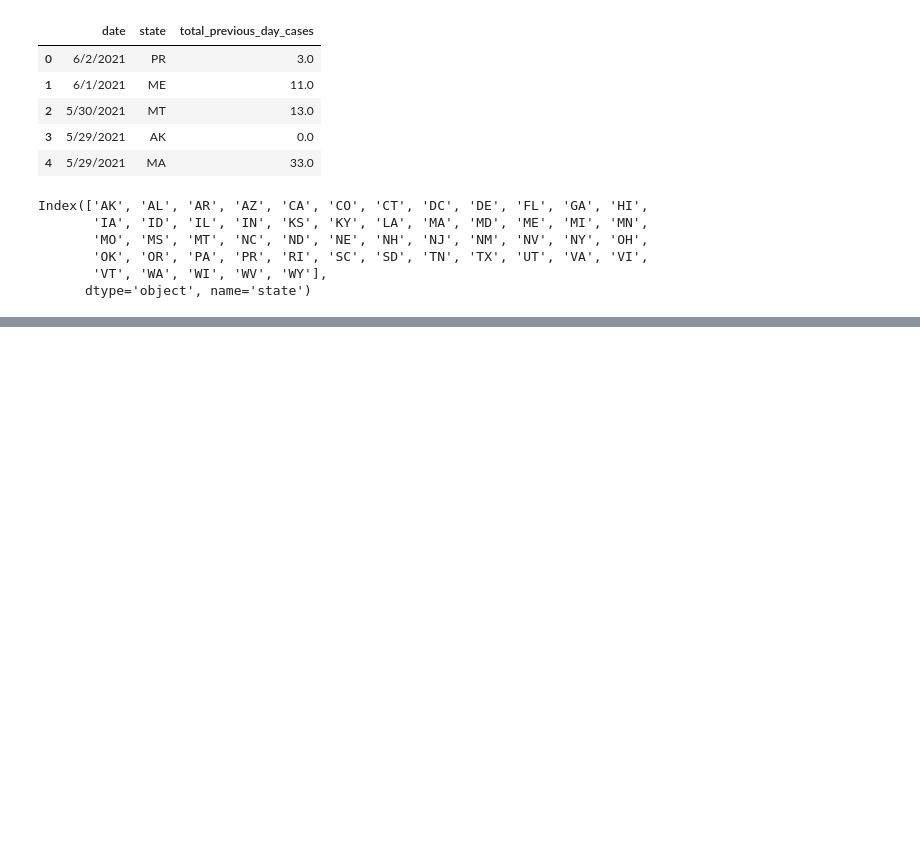
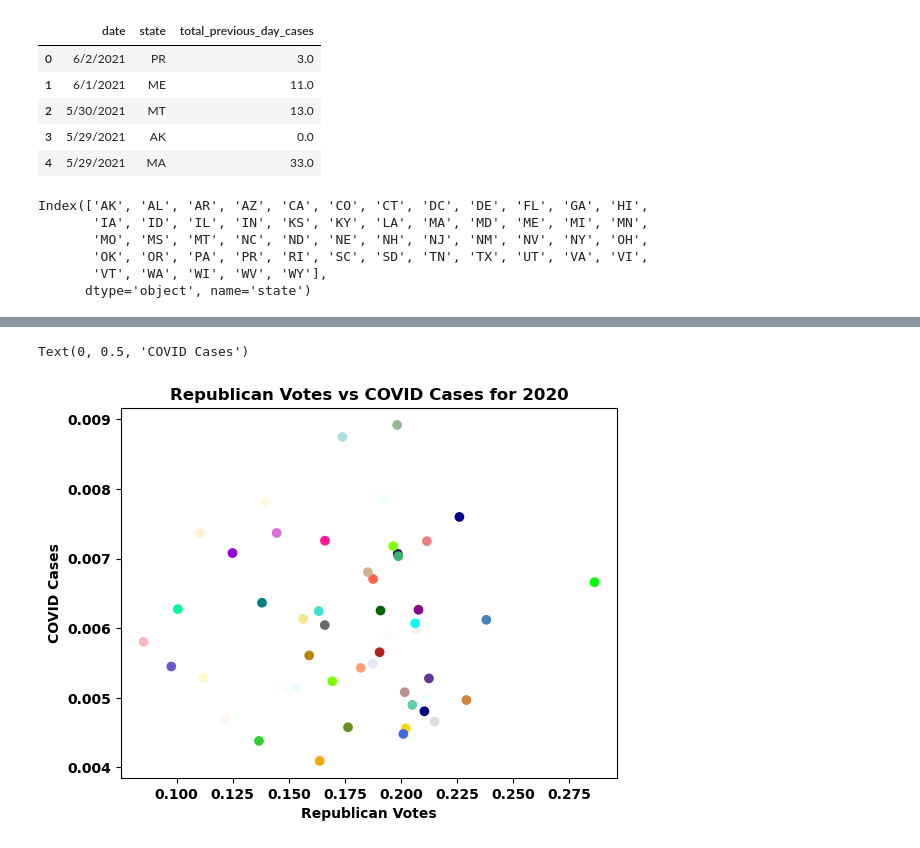
Before and after one commit to IanSinColorado/PoliticsAndCovid, a Jupyter notebook: dataCompression.ipynb, the cells around one changed output, grey strips where cells are left out. Saved outputs shown, nothing was run; the diff lists cells and outputs as text; code cells hidden in the pictures; blank space fills up the shorter version.

```diff
--- a/dataCompression.ipynb
+++ b/dataCompression.ipynb
@@ -168,0 +362,14 @@ Index(['AK', 'AL', 'AR', 'AZ', 'CA', 'CO', 'CT', 'DC', 'DE', 'FL', 'GA', 'HI',
+# %%
+# Plotting Republican Votes for 2020
+x = []
+y = []
+for s in states:
+    x.append(votes_norm[2022][s]['REPUBLICAN'])
+    y.append(cases_norm[2022][s])
+plt.scatter(x, y, c=random_c_map)
+plt.title("Republican Votes vs COVID Cases for 2020")
+plt.xlabel("Republican Votes")
+plt.ylabel("COVID Cases")
+# %% [output]
+Text(0, 0.5, 'COVID Cases')
+[figure, added]
```
Also changed, not shown: parts of 20 cells of this notebook.
